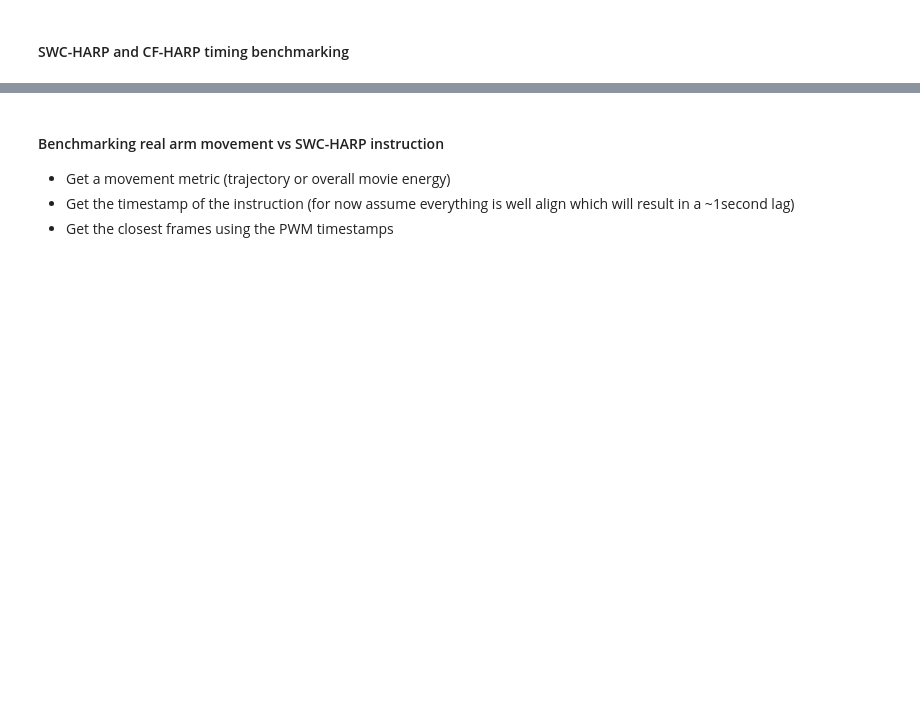
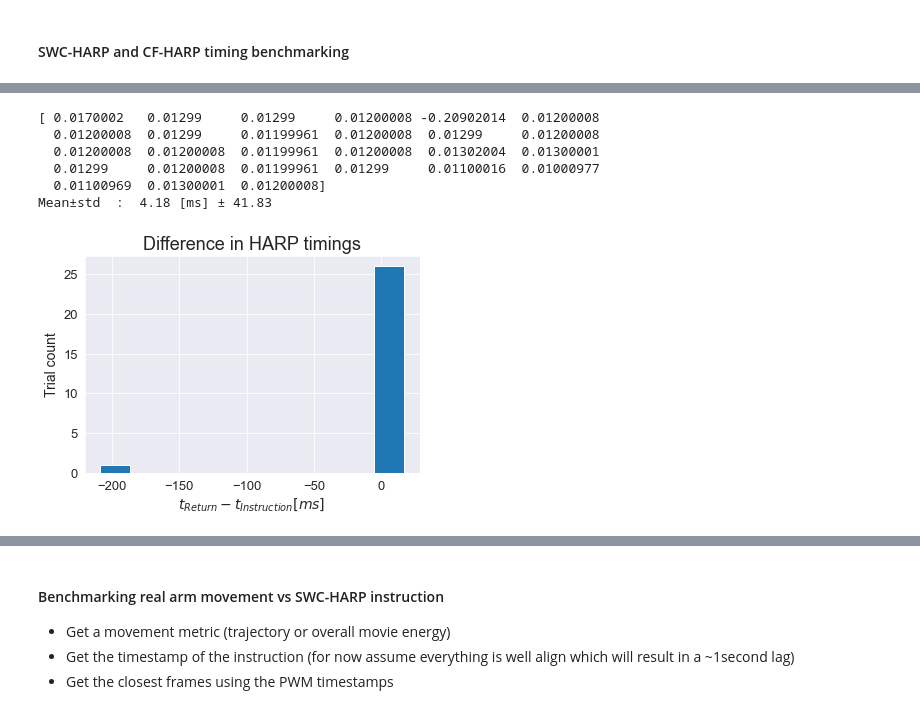
Before and after one commit to BrancoLab/CricketHuntVR, a Jupyter notebook: Benchmarking/ArmBenchmarking.ipynb, the cells around one changed output, grey strips where cells are left out. Saved outputs shown, nothing was run; the diff lists cells and outputs as text; code cells hidden in the pictures; blank space fills up the shorter version.

```diff
--- a/Benchmarking/ArmBenchmarking.ipynb
+++ b/Benchmarking/ArmBenchmarking.ipynb
@@ -54,0 +82,25 @@ Mean±std  :  983.45 [ms] ± 4.92
+# %%
+#Calculate the delta with the latest harp timestamp between sending a command and receiving the corresponding event
+arm_instructions_latest_ts = arm_instructions["Item2"].values #timestamp of the command return
+#timestamp of the event?
+arm_commands_latest_ts = pd.read_csv(session_path / "ArmCoords_input.csv")["Seconds"].values #timestamp of the command message
+
+#Calculate the timing difference
+deltaTS = arm_instructions_latest_ts - arm_events_latest_ts #Should be positive
+
+#Plot the distribution of the differences
+plt.figure()
+plt.hist(deltaTS*1000)
+plt.xlabel("$t_{Return} - t_{Instruction} [ms]$")
+plt.ylabel("Trial count")
+plt.title("Difference in HARP timings")
+print(deltaTS)
+print("Mean±std  :  {0:.2f} [ms] ± {1:.2f}".format(np.mean(deltaTS*1000), np.std(deltaTS*1000)))
+# %% [output]
+[ 0.0170002   0.01299     0.01299     0.01200008 -0.20902014  0.01200008
+  0.01200008  0.01299     0.01199961  0.01200008  0.01299     0.01200008
+  0.01200008  0.01200008  0.01199961  0.01200008  0.01302004  0.01300001
+  0.01299     0.01200008  0.01199961  0.01299     0.01100016  0.01000977
+  0.01100969  0.01300001  0.01200008]
+Mean±std  :  4.18 [ms] ± 41.83
+[figure, added]
```
Also changed, not shown: parts of 11 cells of this notebook.
